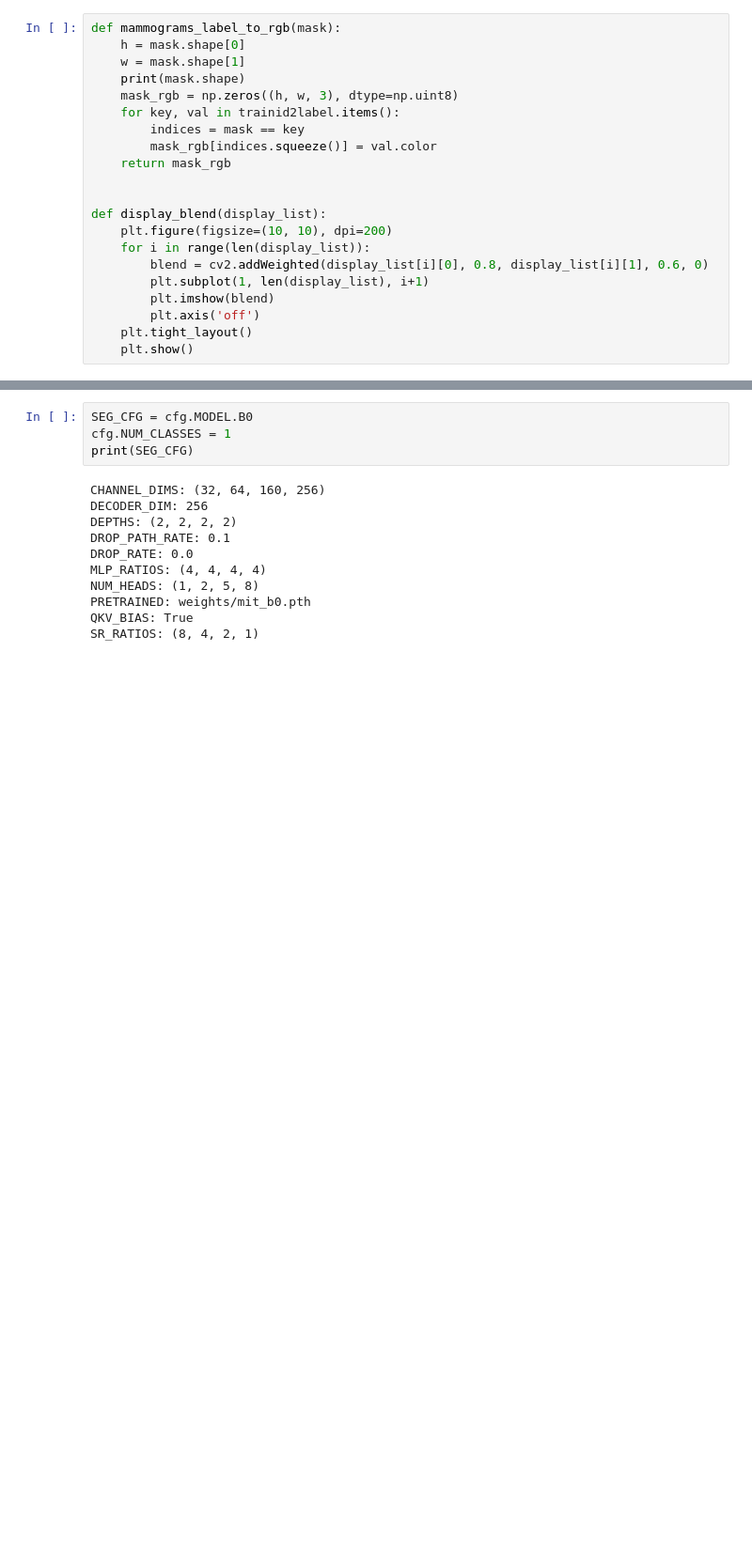
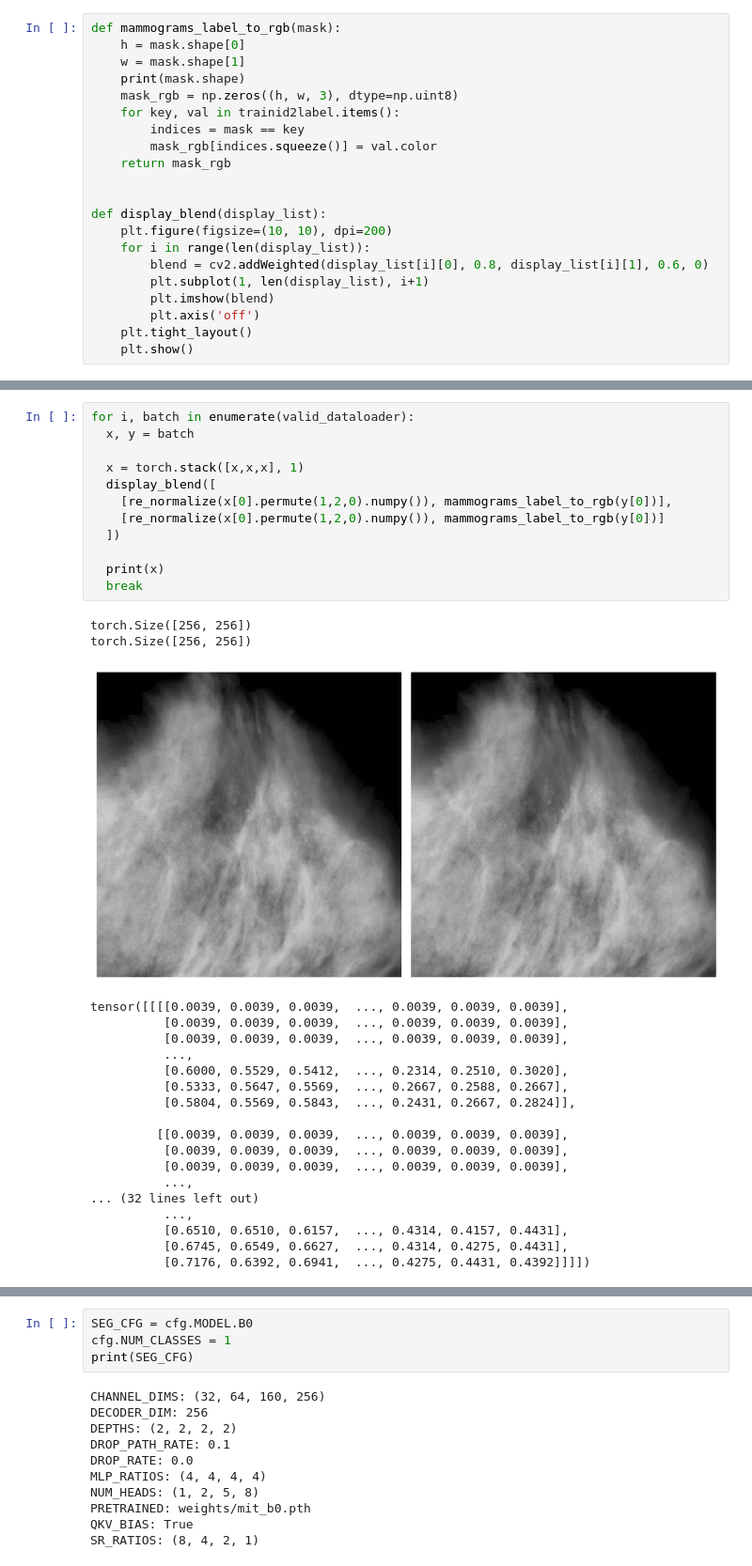
Before and after one commit to pablogiaccaglia/segmentation_pytorch, a Jupyter notebook: segmentation_segformer.ipynb, the cells around one changed output, grey strips where cells are left out. Shown at 94% size. Drawn from its saved outputs; the diff is of its cells as text; blank space fills up the shorter version.

```diff
--- a/segmentation_segformer.ipynb
+++ b/segmentation_segformer.ipynb
@@ -232 +228,34 @@ print(labels)
+# %%
+for i, batch in enumerate(valid_dataloader):
+  x, y = batch
+
+  x = torch.stack([x,x,x], 1)
+  display_blend([
+    [re_normalize(x[0].permute(1,2,0).numpy()), mammograms_label_to_rgb(y[0])],
+    [re_normalize(x[0].permute(1,2,0).numpy()), mammograms_label_to_rgb(y[0])]
+  ])
+
+  print(x)
+  break
+# %% [output]
+torch.Size([256, 256])
+torch.Size([256, 256])
+[figure, added]
+tensor([[[[0.0039, 0.0039, 0.0039,  ..., 0.0039, 0.0039, 0.0039],
+          [0.0039, 0.0039, 0.0039,  ..., 0.0039, 0.0039, 0.0039],
+          [0.0039, 0.0039, 0.0039,  ..., 0.0039, 0.0039, 0.0039],
+          ...,
+          [0.6000, 0.5529, 0.5412,  ..., 0.2314, 0.2510, 0.3020],
+          [0.5333, 0.5647, 0.5569,  ..., 0.2667, 0.2588, 0.2667],
+          [0.5804, 0.5569, 0.5843,  ..., 0.2431, 0.2667, 0.2824]],
+
+         [[0.0039, 0.0039, 0.0039,  ..., 0.0039, 0.0039, 0.0039],
+          [0.0039, 0.0039, 0.0039,  ..., 0.0039, 0.0039, 0.0039],
+          [0.0039, 0.0039, 0.0039,  ..., 0.0039, 0.0039, 0.0039],
+          ...,
+... (32 lines left out)
+          ...,
+          [0.6510, 0.6510, 0.6157,  ..., 0.4314, 0.4157, 0.4431],
+          [0.6745, 0.6549, 0.6627,  ..., 0.4314, 0.4275, 0.4431],
+          [0.7176, 0.6392, 0.6941,  ..., 0.4275, 0.4431, 0.4392]]]])
 # %%
```
Also changed, not shown: parts of 14 cells of this notebook.
